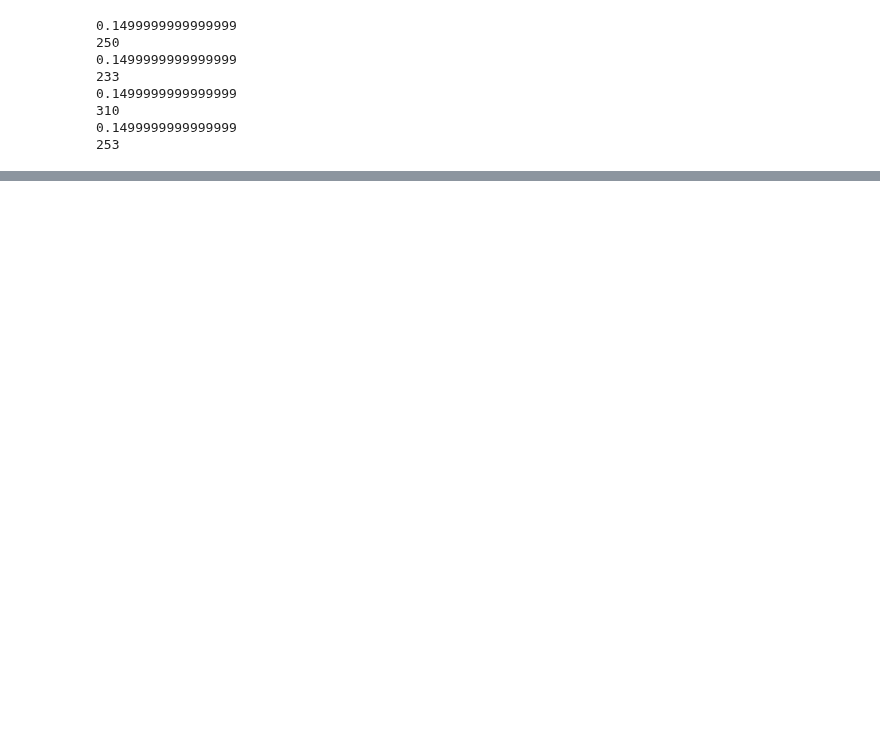
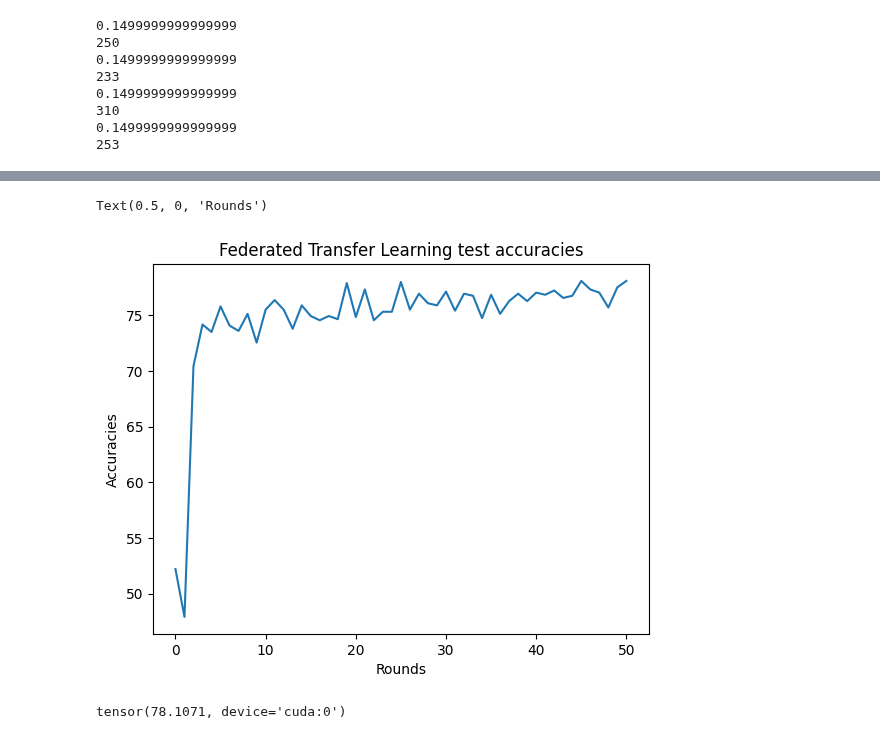
Before and after one commit to dibahk/FTL-on-Predictive-Maintenace, a Jupyter notebook: FTL/FTL_unified_train.ipynb, the cells around one changed output, grey strips where cells are left out. Saved outputs shown, nothing was run; the diff lists cells and outputs as text; code cells hidden in the pictures; blank space fills up the shorter version.

```diff
--- a/FTL/FTL_unified_train.ipynb
+++ b/FTL/FTL_unified_train.ipynb
@@ -698,0 +925,15 @@ Text(0.5, 0, 'Rounds')
+# %%
+f = []
+for i in ftl_acc:
+    f.append(float(i))
+plt.plot(f)
+plt.title('Federated Transfer Learning test accuracies')
+plt.ylabel('Accuracies')
+plt.xlabel('Rounds')
+# %% [output]
+Text(0.5, 0, 'Rounds')
+[figure, added]
+# %%
+max(ftl_acc)
+# %% [output]
+tensor(78.1071, device='cuda:0')
```
Also changed, not shown: parts of 22 cells of this notebook.
